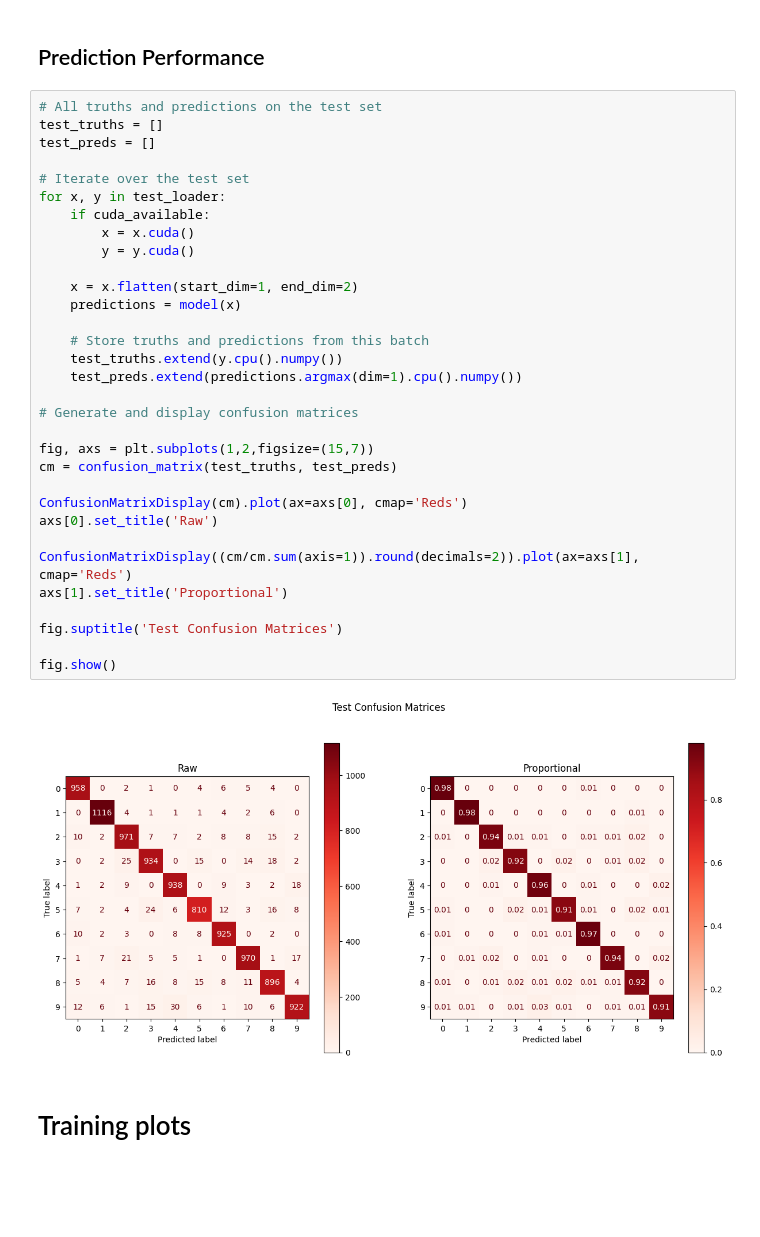
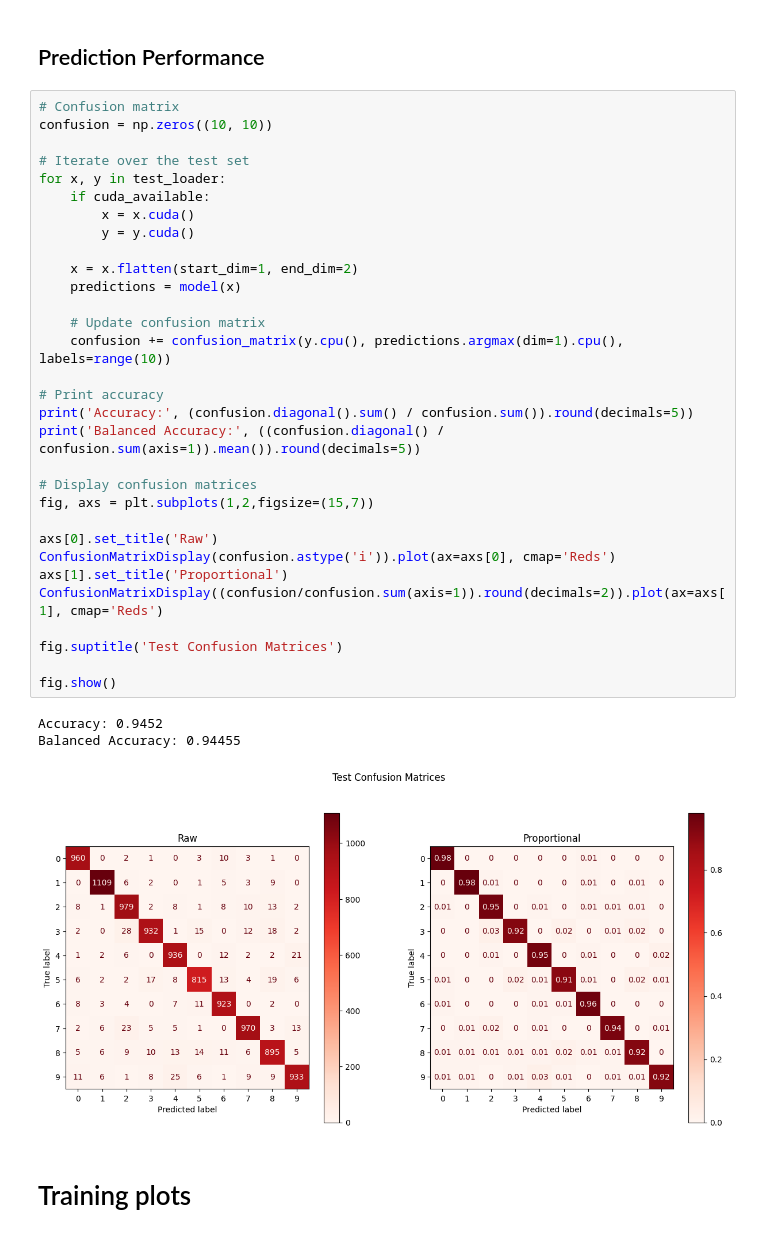
Before and after one commit to nyoma-diamond/PyTorch-Demo, a Jupyter notebook: Complete.ipynb, the cells around one changed output. Saved outputs shown, nothing was run; the diff lists cells and outputs as text; blank space fills up the shorter version.

Commit message:
better confusion matrices in Complete.ipynb

```diff
--- a/Complete.ipynb
+++ b/Complete.ipynb
@@ -266,39 +266,40 @@ Epoch: 50/50 | Train Loss: 1.5136 | Train Accuracy: 0.9524 | Train Balanced Accu
 # %% [markdown]
 ## Prediction Performance
 # %%
-# All truths and predictions on the test set
-test_truths = []
-test_preds = []
+# Confusion matrix
+confusion = np.zeros((10, 10))
 
 # Iterate over the test set
 for x, y in test_loader:
     if cuda_available:
         x = x.cuda()
         y = y.cuda()
 
     x = x.flatten(start_dim=1, end_dim=2)
     predictions = model(x)
 
-    # Store truths and predictions from this batch
-    test_truths.extend(y.cpu().numpy())
-    test_preds.extend(predictions.argmax(dim=1).cpu().numpy())
+    # Update confusion matrix
+    confusion += confusion_matrix(y.cpu(), predictions.argmax(dim=1).cpu(), labels=range(10))
 
-# Generate and display confusion matrices
+# Print accuracy
+print('Accuracy:', (confusion.diagonal().sum() / confusion.sum()).round(decimals=5))
+print('Balanced Accuracy:', ((confusion.diagonal() / confusion.sum(axis=1)).mean()).round(decimals=5))
 
+# Display confusion matrices
 fig, axs = plt.subplots(1,2,figsize=(15,7))
-cm = confusion_matrix(test_truths, test_preds)
 
-ConfusionMatrixDisplay(cm).plot(ax=axs[0], cmap='Reds')
 axs[0].set_title('Raw')
-
-ConfusionMatrixDisplay((cm/cm.sum(axis=1)).round(decimals=2)).plot(ax=axs[1], cmap='Reds')
+ConfusionMatrixDisplay(confusion.astype('i')).plot(ax=axs[0], cmap='Reds')
 axs[1].set_title('Proportional')
+ConfusionMatrixDisplay((confusion/confusion.sum(axis=1)).round(decimals=2)).plot(ax=axs[1], cmap='Reds')
 
 fig.suptitle('Test Confusion Matrices')
 
 fig.show()
 # %% [output]
+Accuracy: 0.9452
+Balanced Accuracy: 0.94455
-[figure, old version]
+[figure, new version]
 # %% [markdown]
 # Training plots
 # %%
```
Also changed, not shown: parts of 3 cells of this notebook.
